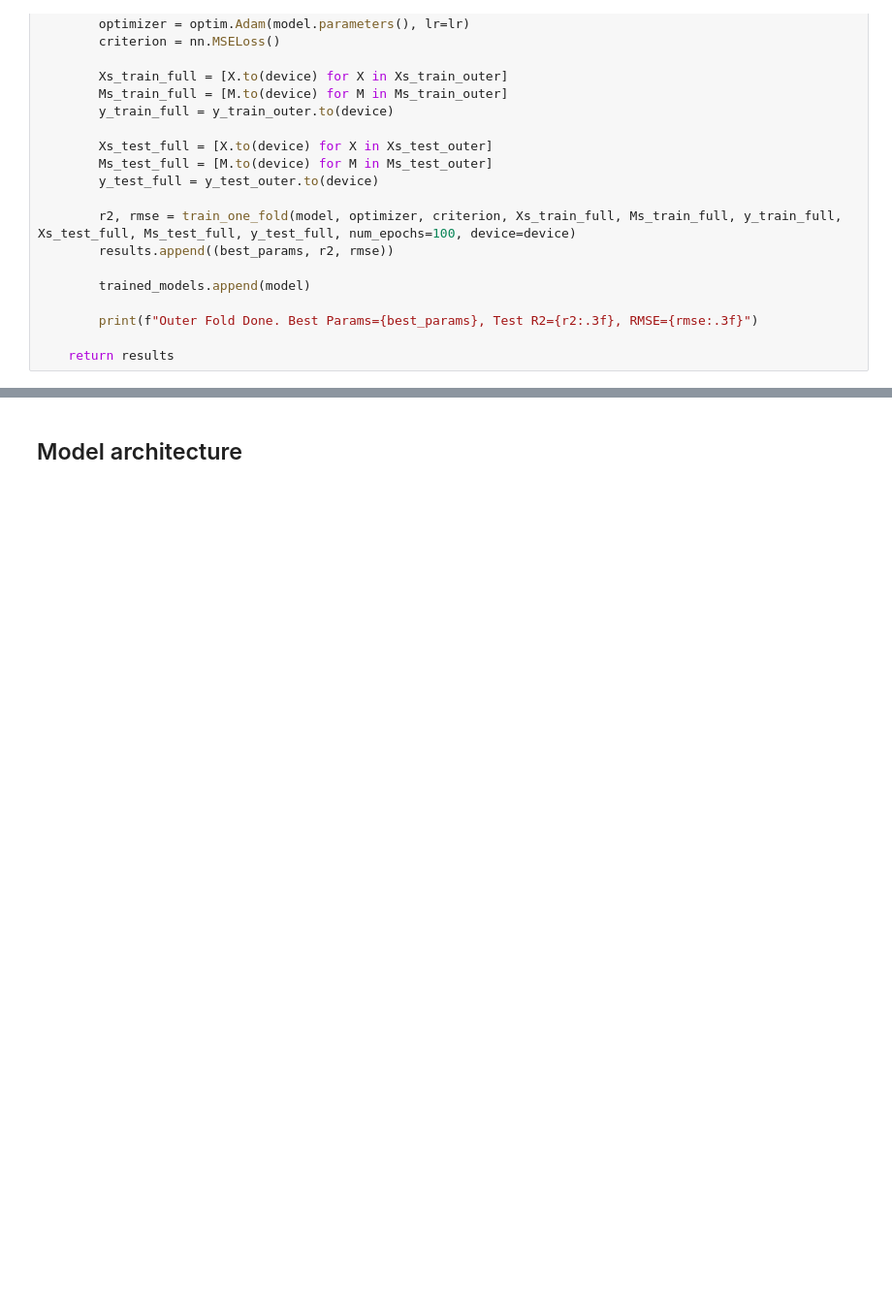
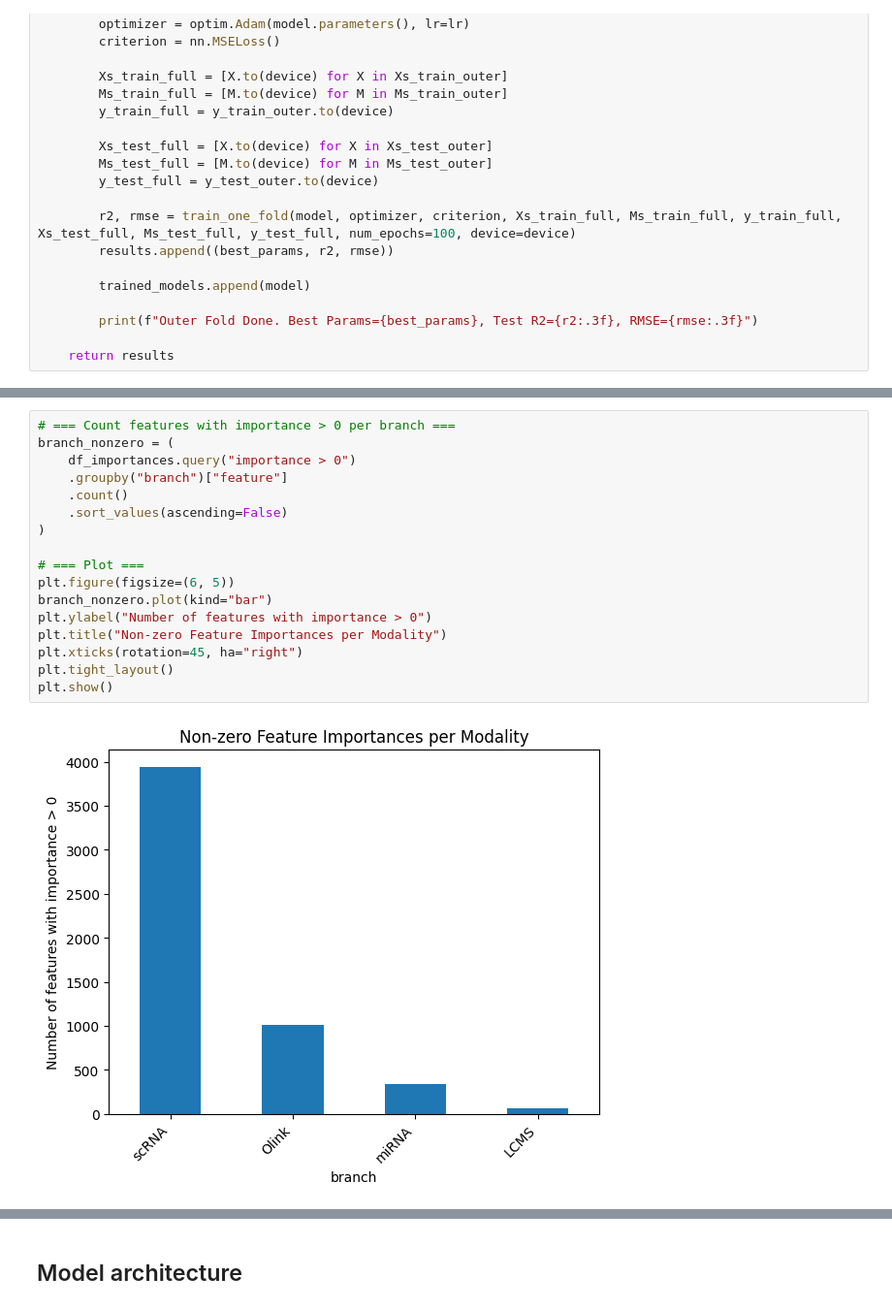
Before and after one commit to cgtc/multiomics_integration_publication, a Jupyter notebook: notebooks/mlp_regressor_with_missing_data_and_proportional_layer_sizes.ipynb, the cells around one changed output, grey strips where cells are left out. Shown at 97% size. Drawn from its saved outputs; the diff is of its cells as text; blank space fills up the shorter version.

```diff
--- a/notebooks/mlp_regressor_with_missing_data_and_proportional_layer_sizes.ipynb
+++ b/notebooks/mlp_regressor_with_missing_data_and_proportional_layer_sizes.ipynb
@@ -455,0 +506,19 @@ plt.show()
+# %%
+# === Count features with importance > 0 per branch ===
+branch_nonzero = (
+    df_importances.query("importance > 0")
+    .groupby("branch")["feature"]
+    .count()
+    .sort_values(ascending=False)
+)
+
+# === Plot ===
+plt.figure(figsize=(6, 5))
+branch_nonzero.plot(kind="bar")
+plt.ylabel("Number of features with importance > 0")
+plt.title("Non-zero Feature Importances per Modality")
+plt.xticks(rotation=45, ha="right")
+plt.tight_layout()
+plt.show()
+# %% [output]
+[figure, added]
```
Also changed, not shown: parts of 15 cells of this notebook.
